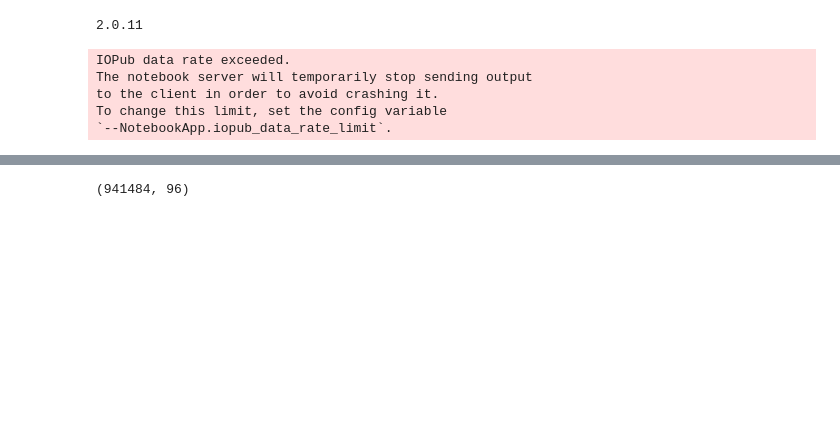
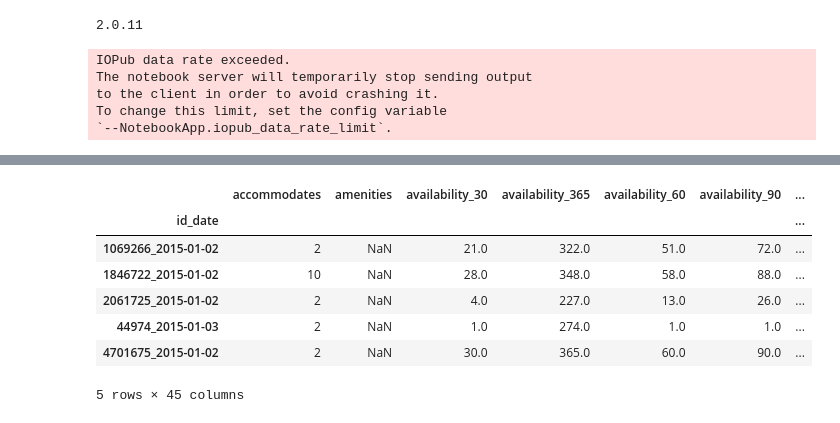
Before and after one commit to Dianaumd/project1, a Jupyter notebook: Project 2 Airbnb Analysis.ipynb, the cells around one changed output, grey strips where cells are left out. Cells and saved outputs as stored; diff of their text form; code cells hidden in the pictures; blank space fills up the shorter version.

```diff
--- a/Project 2 Airbnb Analysis.ipynb
+++ b/Project 2 Airbnb Analysis.ipynb
@@ -87,4 +104,11 @@ total_listings_clean=total_listings.dropna(thresh=0.85**total_listings.shape[0],
 # %%
-total_listings_clean.shape
+total_listings_clean.head()
 # %% [output]
+|  | accommodates | amenities | availability_30 | availability_365 | availability_60 | availability_90 | ... |
+| id_date |  |  |  |  |  |  | ... |
+| 1069266_2015-01-02 | 2 | NaN | 21.0 | 322.0 | 51.0 | 72.0 | ... |
+| 1846722_2015-01-02 | 10 | NaN | 28.0 | 348.0 | 58.0 | 88.0 | ... |
+| 2061725_2015-01-02 | 2 | NaN | 4.0 | 227.0 | 13.0 | 26.0 | ... |
+| 44974_2015-01-03 | 2 | NaN | 1.0 | 274.0 | 1.0 | 1.0 | ... |
+| 4701675_2015-01-02 | 2 | NaN | 30.0 | 365.0 | 60.0 | 90.0 | ... |
-(941484, 96)
+5 rows × 45 columns
```
Also changed, not shown: parts of 12 cells of this notebook.
